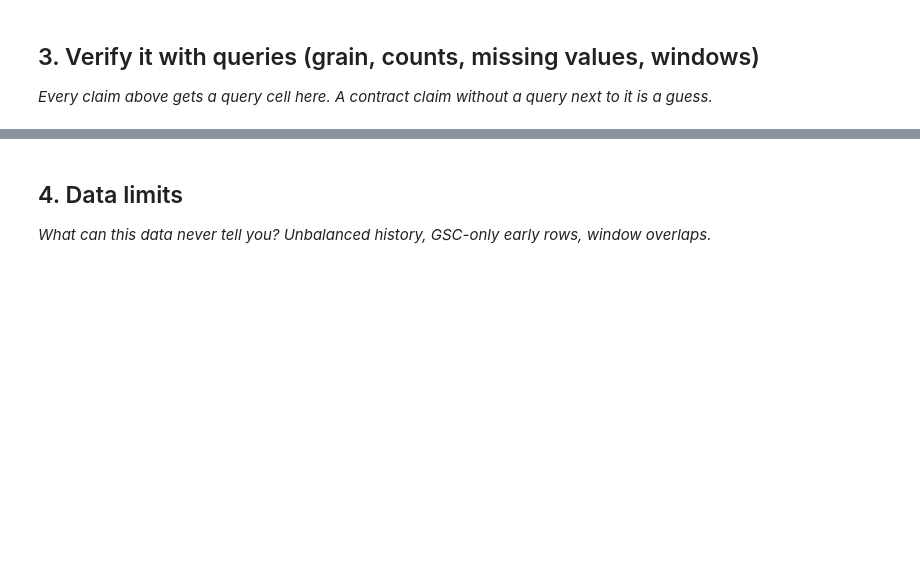
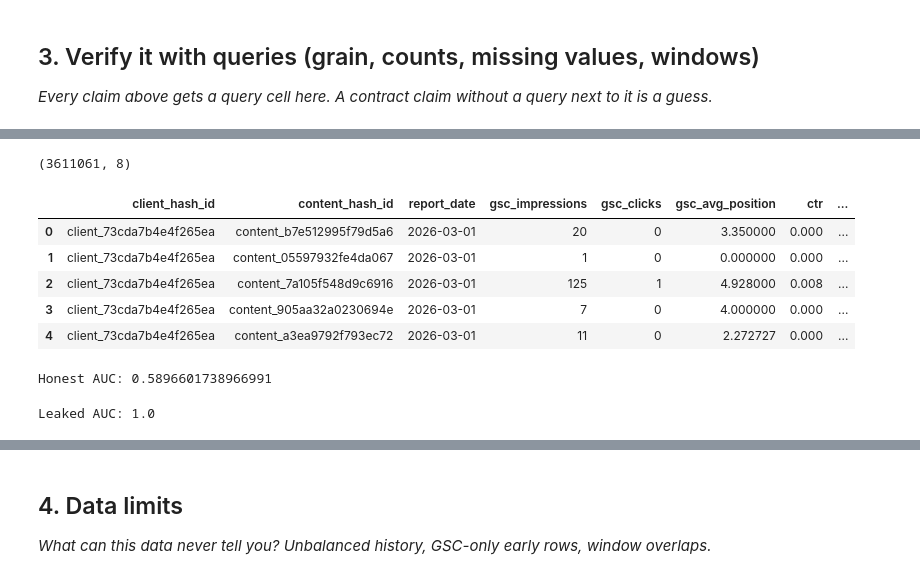
Before and after one commit to Khuld13/ML-intern-starter, a Jupyter notebook: work/notebooks/w03_data_contract.ipynb, the cells around one changed output, grey strips where cells are left out. Cells and saved outputs as stored; diff of their text form; code cells hidden in the pictures; blank space fills up the shorter version.

```diff
--- a/work/notebooks/w03_data_contract.ipynb
+++ b/work/notebooks/w03_data_contract.ipynb
@@ -29,0 +147,55 @@ This skeleton is yours to fill. Work the sections **in order** — each one has
+# %%
+model_df = con.sql("""
+    SELECT
+        client_hash_id,
+        content_hash_id,
+        report_date,
+        gsc_impressions,
+        gsc_clicks,
+        gsc_avg_position,
+        ROUND(gsc_clicks * 1.0 / NULLIF(gsc_impressions, 0), 4) AS ctr,
+        CASE WHEN gsc_avg_position > 10 THEN 1 ELSE 0 END AS is_declining_label
+    FROM 'hf://datasets/FlyRank/internship-warehouse/fact_content_daily_performance/month=2026-03/*.parquet'
+    WHERE gsc_impressions > 0
+""").df()
+
+model_df = model_df.dropna()
+print(model_df.shape)
+model_df.head()
+# %% [output]
+(3611061, 8)
+|  | client_hash_id | content_hash_id | report_date | gsc_impressions | gsc_clicks | gsc_avg_position | ctr | ... |
+| 0 | client_73cda7b4e4f265ea | content_b7e512995f79d5a6 | 2026-03-01 | 20 | 0 | 3.350000 | 0.000 | ... |
+| 1 | client_73cda7b4e4f265ea | content_05597932fe4da067 | 2026-03-01 | 1 | 0 | 0.000000 | 0.000 | ... |
+| 2 | client_73cda7b4e4f265ea | content_7a105f548d9c6916 | 2026-03-01 | 125 | 1 | 4.928000 | 0.008 | ... |
+| 3 | client_73cda7b4e4f265ea | content_905aa32a0230694e | 2026-03-01 | 7 | 0 | 4.000000 | 0.000 | ... |
+| 4 | client_73cda7b4e4f265ea | content_a3ea9792f793ec72 | 2026-03-01 | 11 | 0 | 2.272727 | 0.000 | ... |
+# %%
+from sklearn.model_selection import train_test_split
+from sklearn.tree import DecisionTreeClassifier
+from sklearn.metrics import roc_auc_score
+
+X_honest = model_df[["gsc_impressions", "gsc_clicks", "ctr"]]
+y = model_df["is_declining_label"]
+
+X_train, X_test, y_train, y_test = train_test_split(X_honest, y, test_size=0.2, random_state=42)
+
+clf_honest = DecisionTreeClassifier(max_depth=4, random_state=42)
+clf_honest.fit(X_train, y_train)
+
+honest_auc = roc_auc_score(y_test, clf_honest.predict_proba(X_test)[:, 1])
+print("Honest AUC:", honest_auc)
+# %% [output]
+Honest AUC: 0.5896601738966991
+# %%
+X_leaked = model_df[["gsc_impressions", "gsc_clicks", "ctr", "gsc_avg_position"]]
+
+X_train_l, X_test_l, y_train_l, y_test_l = train_test_split(X_leaked, y, test_size=0.2, random_state=42)
+
+clf_leaked = DecisionTreeClassifier(max_depth=4, random_state=42)
+clf_leaked.fit(X_train_l, y_train_l)
+
+leaked_auc = roc_auc_score(y_test_l, clf_leaked.predict_proba(X_test_l)[:, 1])
+print("Leaked AUC:", leaked_auc)
+# %% [output]
+Leaked AUC: 1.0
```
Also changed, not shown: parts of 13 cells of this notebook.
